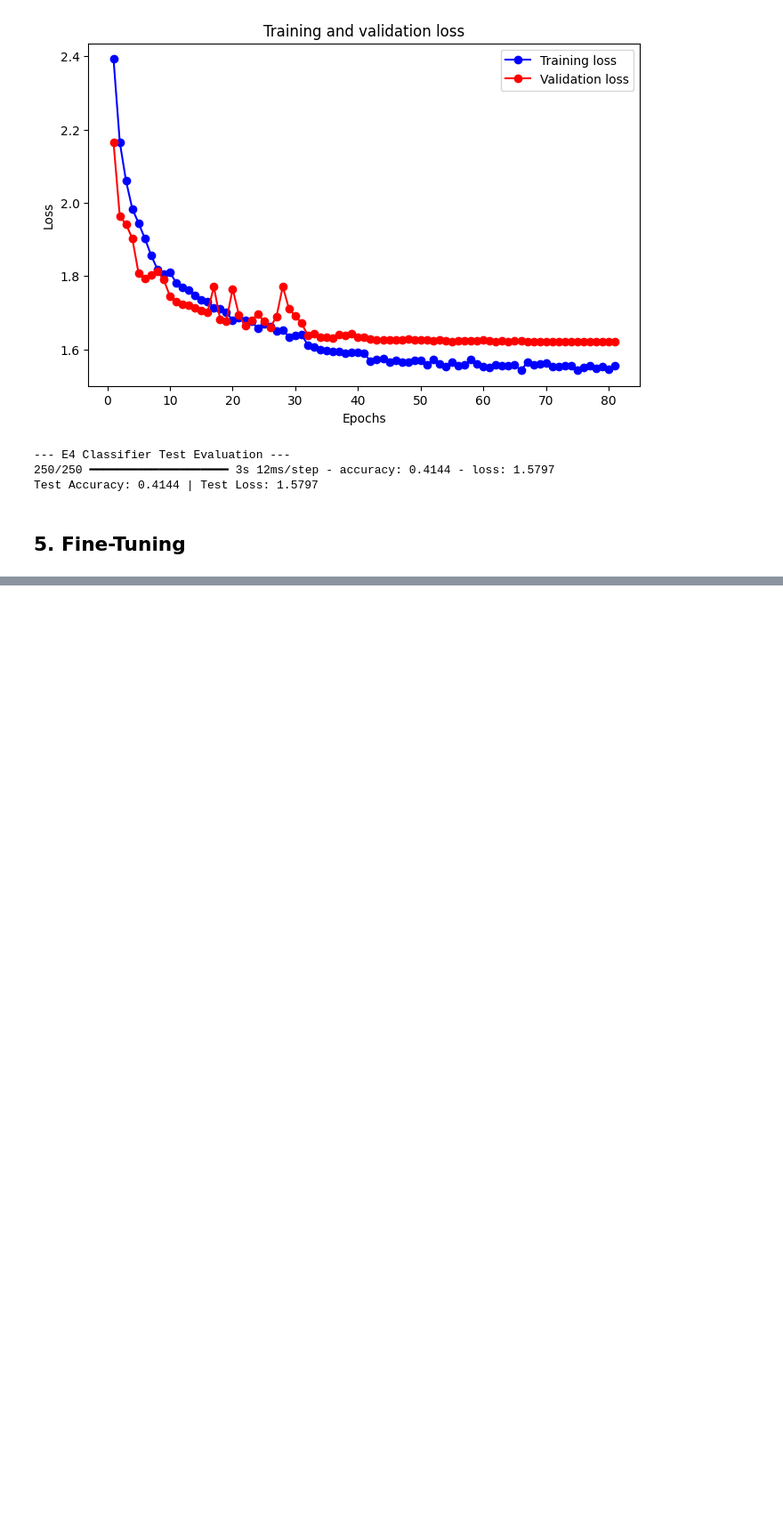
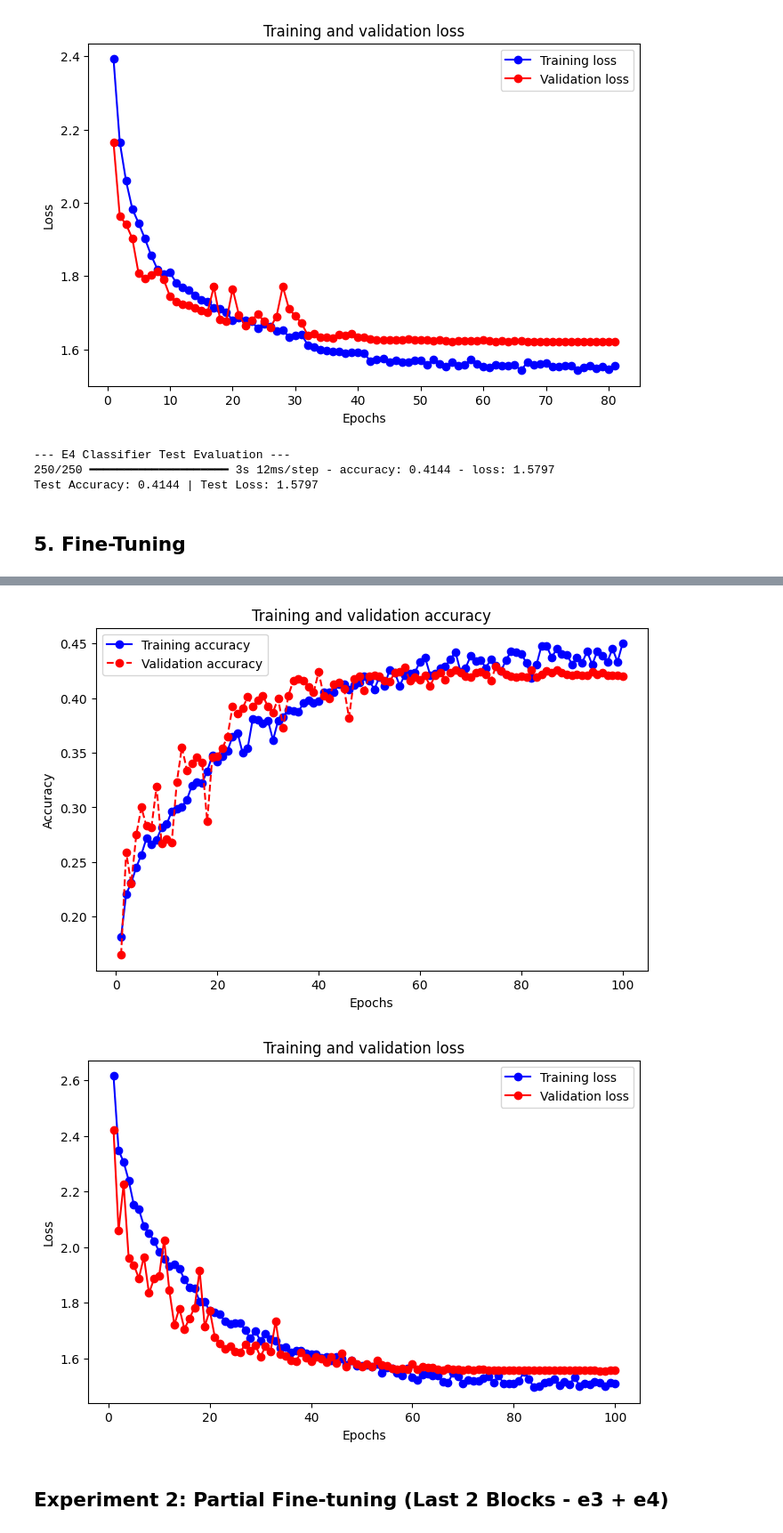
Before and after one commit to david-fm/dl-p3-latent-space, a Jupyter notebook: lab.ipynb, the cells around one changed output, grey strips where cells are left out. Shown at 89% size. Drawn from its saved outputs; the diff is of its cells as text; code cells hidden in the pictures; blank space fills up the shorter version.

```diff
--- a/lab.ipynb
+++ b/lab.ipynb
@@ -689,0 +806,33 @@ Test Accuracy: 0.4144 | Test Loss: 1.5797
+# %%
+# Train Experiment 1
+reduce_lr_exp1 = ReduceLROnPlateau(
+    monitor='val_loss',
+    factor=0.5,
+    patience=5,
+    min_lr=1e-6,
+    verbose=1
+)
+
+early_stop_exp1 = EarlyStopping(
+    monitor='val_loss',
+    patience=15,
+    restore_best_weights=True,
+    verbose=1
+)
+
+print("Training Experiment 1: Fine-tuning e4 only...")
+history_exp1 = classifier_exp1.fit(
+    ds_train,
+    validation_data=ds_val,
+    epochs=100,
+    callbacks=[reduce_lr_exp1, early_stop_exp1],
+    verbose=1
+)
+
+print("\n" + "="*60)
+print("EXPERIMENT 1 RESULTS - Fine-tuning e4 only")
+print("="*60)
+print(f"Best val accuracy: {max(history_exp1.history['val_accuracy']):.4f}")
+print(f"Final train accuracy: {history_exp1.history['accuracy'][-1]:.4f}")
+print(f"Final val accuracy: {history_exp1.history['val_accuracy'][-1]:.4f}")
+print(f"Total epochs trained: {len(history_exp1.history['loss'])}")
@@ -689,0 +857,6 @@ Test Accuracy: 0.4144 | Test Loss: 1.5797
+# %%
+# Plot Experiment 1 learning curves
+plot(history_exp1)
+# %% [output]
+[figure, added]
+[figure, added]
@@ -689,0 +865,2 @@ Test Accuracy: 0.4144 | Test Loss: 1.5797
+# %% [markdown]
+## Experiment 2: Partial Fine-tuning (Last 2 Blocks - e3 + e4)
```
Also changed, not shown: parts of 16 cells of this notebook.
